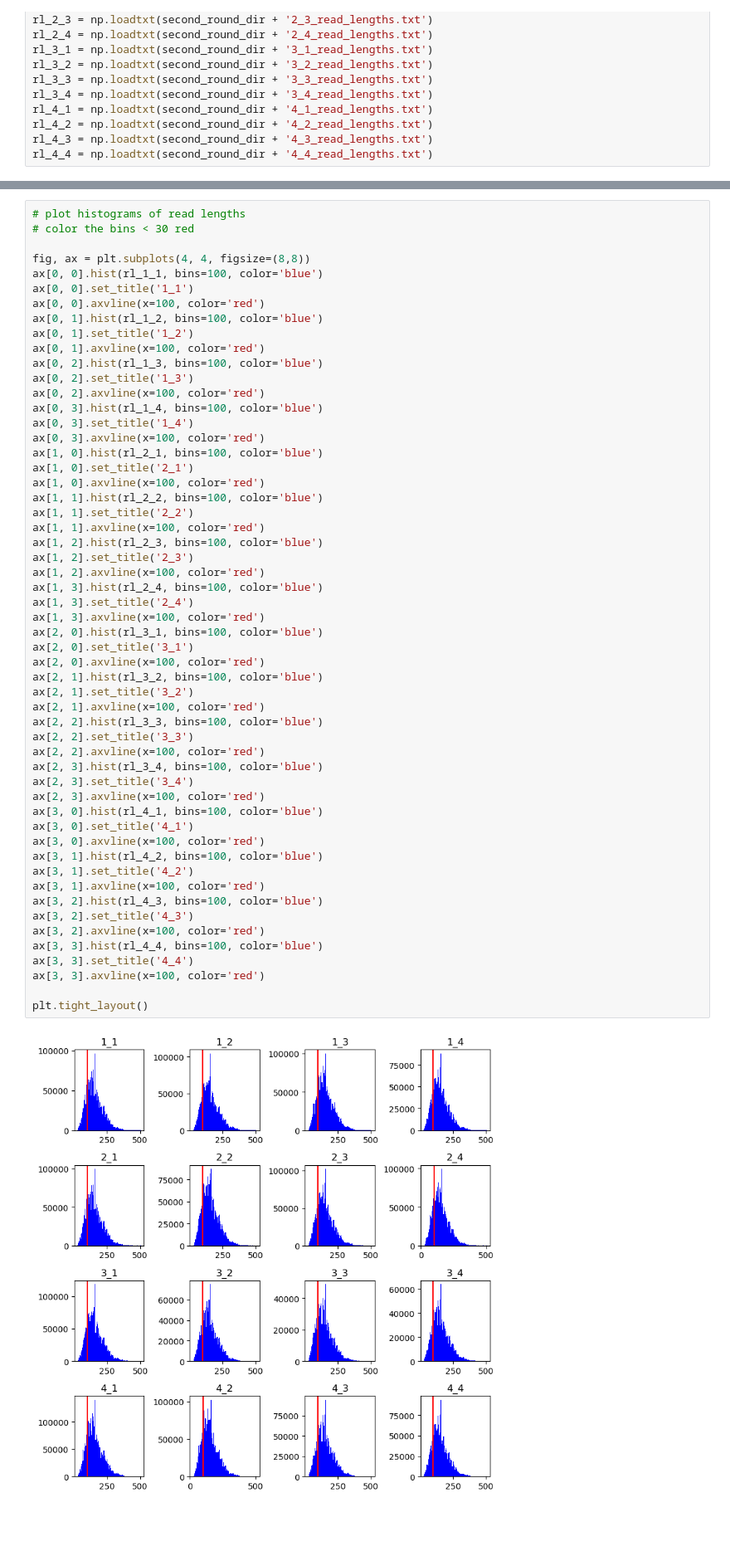
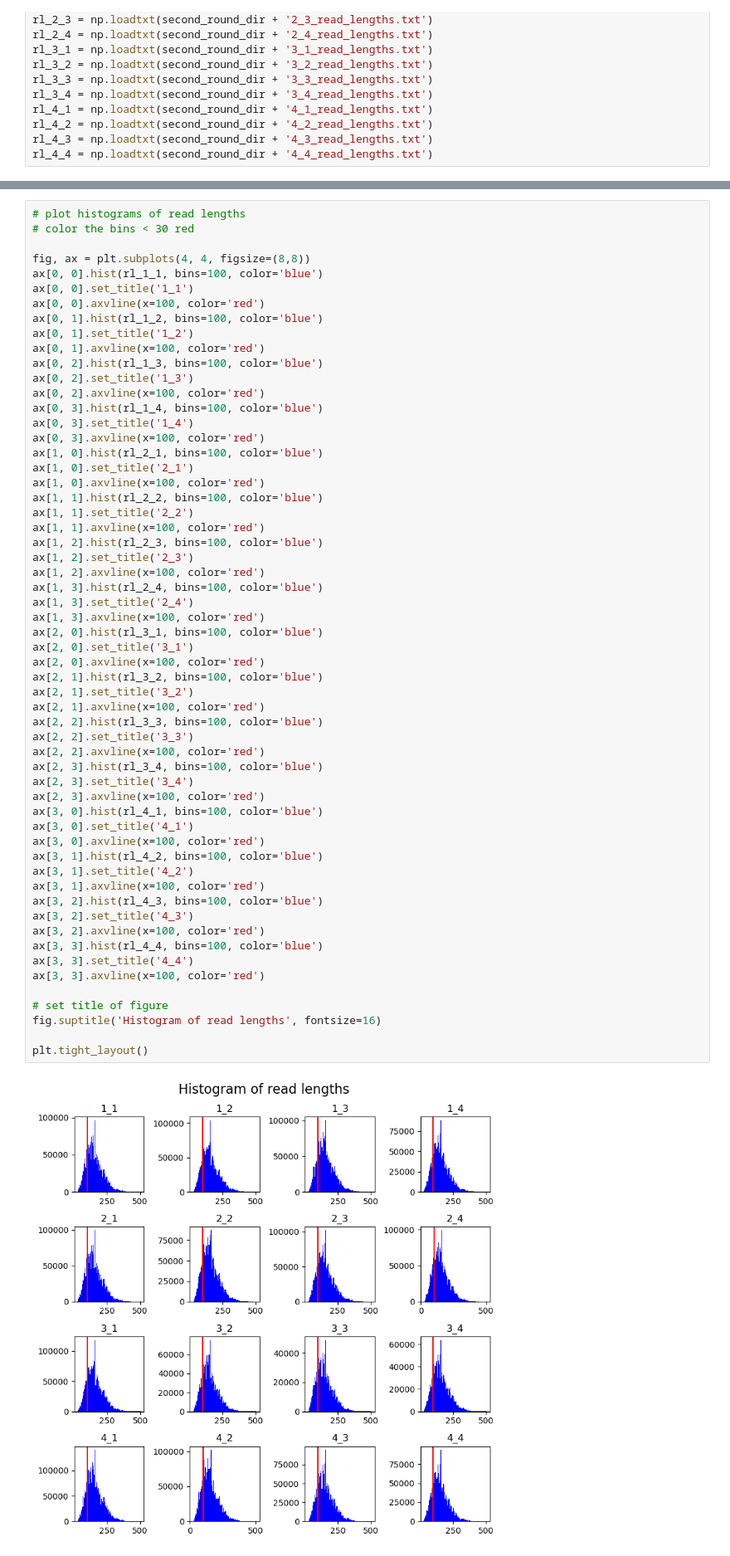
Before and after one commit to JoshuaGensel/MIME_ML, a Jupyter notebook: src/exploratory_analysis.ipynb, the cells around one changed output, grey strips where cells are left out. Shown at 83% size. Saved outputs shown, nothing was run; the diff lists cells and outputs as text; blank space fills up the shorter version.

```diff
--- a/src/exploratory_analysis.ipynb
+++ b/src/exploratory_analysis.ipynb
@@ -235,34 +292,37 @@ ax[1, 2].axvline(x=100, color='red')
 ax[1, 3].hist(rl_2_4, bins=100, color='blue')
 ax[1, 3].set_title('2_4')
 ax[1, 3].axvline(x=100, color='red')
 ax[2, 0].hist(rl_3_1, bins=100, color='blue')
 ax[2, 0].set_title('3_1')
 ax[2, 0].axvline(x=100, color='red')
 ax[2, 1].hist(rl_3_2, bins=100, color='blue')
 ax[2, 1].set_title('3_2')
 ax[2, 1].axvline(x=100, color='red')
 ax[2, 2].hist(rl_3_3, bins=100, color='blue')
 ax[2, 2].set_title('3_3')
 ax[2, 2].axvline(x=100, color='red')
 ax[2, 3].hist(rl_3_4, bins=100, color='blue')
 ax[2, 3].set_title('3_4')
 ax[2, 3].axvline(x=100, color='red')
 ax[3, 0].hist(rl_4_1, bins=100, color='blue')
 ax[3, 0].set_title('4_1')
 ax[3, 0].axvline(x=100, color='red')
 ax[3, 1].hist(rl_4_2, bins=100, color='blue')
 ax[3, 1].set_title('4_2')
 ax[3, 1].axvline(x=100, color='red')
 ax[3, 2].hist(rl_4_3, bins=100, color='blue')
 ax[3, 2].set_title('4_3')
 ax[3, 2].axvline(x=100, color='red')
 ax[3, 3].hist(rl_4_4, bins=100, color='blue')
 ax[3, 3].set_title('4_4')
 ax[3, 3].axvline(x=100, color='red')
 
+# set title of figure
+fig.suptitle('Histogram of read lengths', fontsize=16)
+
 plt.tight_layout()
 # %% [output]
-[figure, old version]
+[figure, new version]
 # %%
 # plot histograms of mutations per read bound vs unbound
 fig, ax = plt.subplots(4, 4, figsize=(8,8))
```
Also changed, not shown: parts of 3 cells of this notebook.
